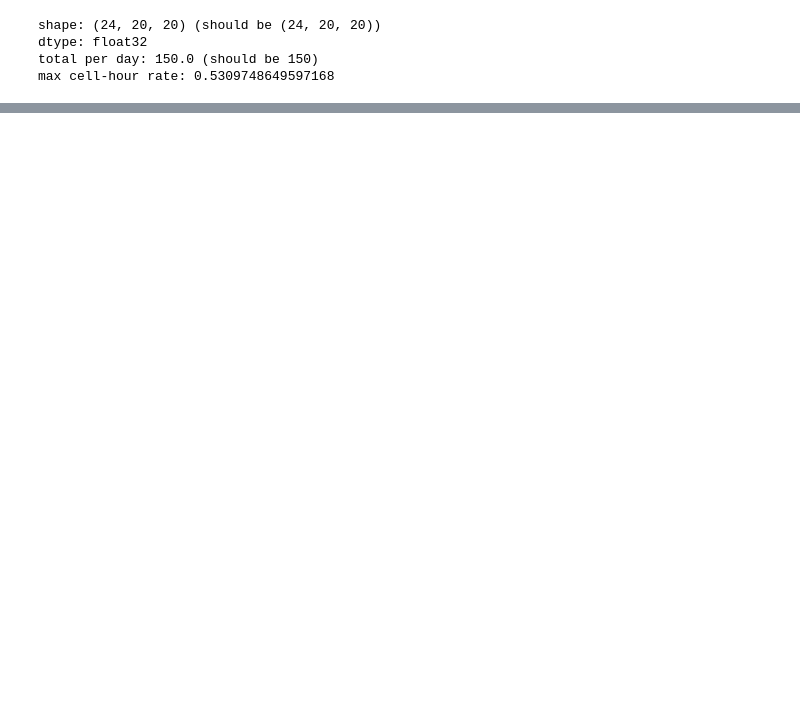
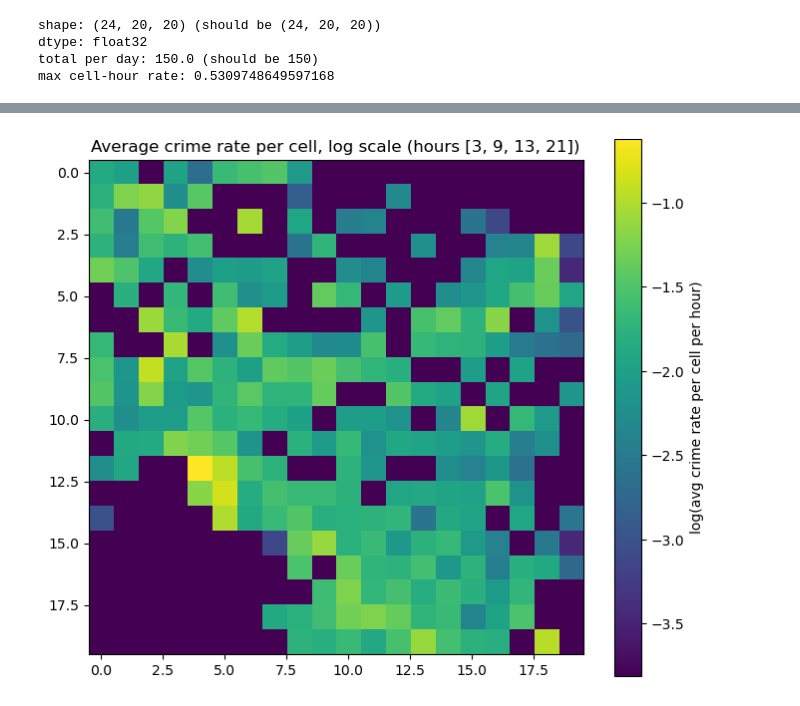
Before and after one commit to colini01/COGS188_Project, a Jupyter notebook: notebooks/data_expl.ipynb, the cells around one changed output, grey strips where cells are left out. Cells and saved outputs as stored; diff of their text form; code cells hidden in the pictures; blank space fills up the shorter version.

Commit message:
Added new crime heatmap

```diff
--- a/notebooks/data_expl.ipynb
+++ b/notebooks/data_expl.ipynb
@@ -550,0 +555,13 @@ cells clearly above the floor: 251 of 400
+# %%
+rates = np.load(PROCESSED_DIR / "rates.npy")
+HOURS_TO_SHOW = [3, 9, 13, 21]
+
+avg_rate = rates[HOURS_TO_SHOW].mean(axis=0)   # average rate per cell across given hours
+
+plt.figure(figsize=(8, 7))
+plt.imshow(np.log10(avg_rate), cmap="viridis")
+plt.colorbar(label="log(avg crime rate per cell per hour)")
+plt.title(f"Average crime rate per cell, log scale (hours {HOURS_TO_SHOW})")
+plt.show()
+# %% [output]
+[figure, added]
```
Also changed, not shown: parts of 7 cells of this notebook.
